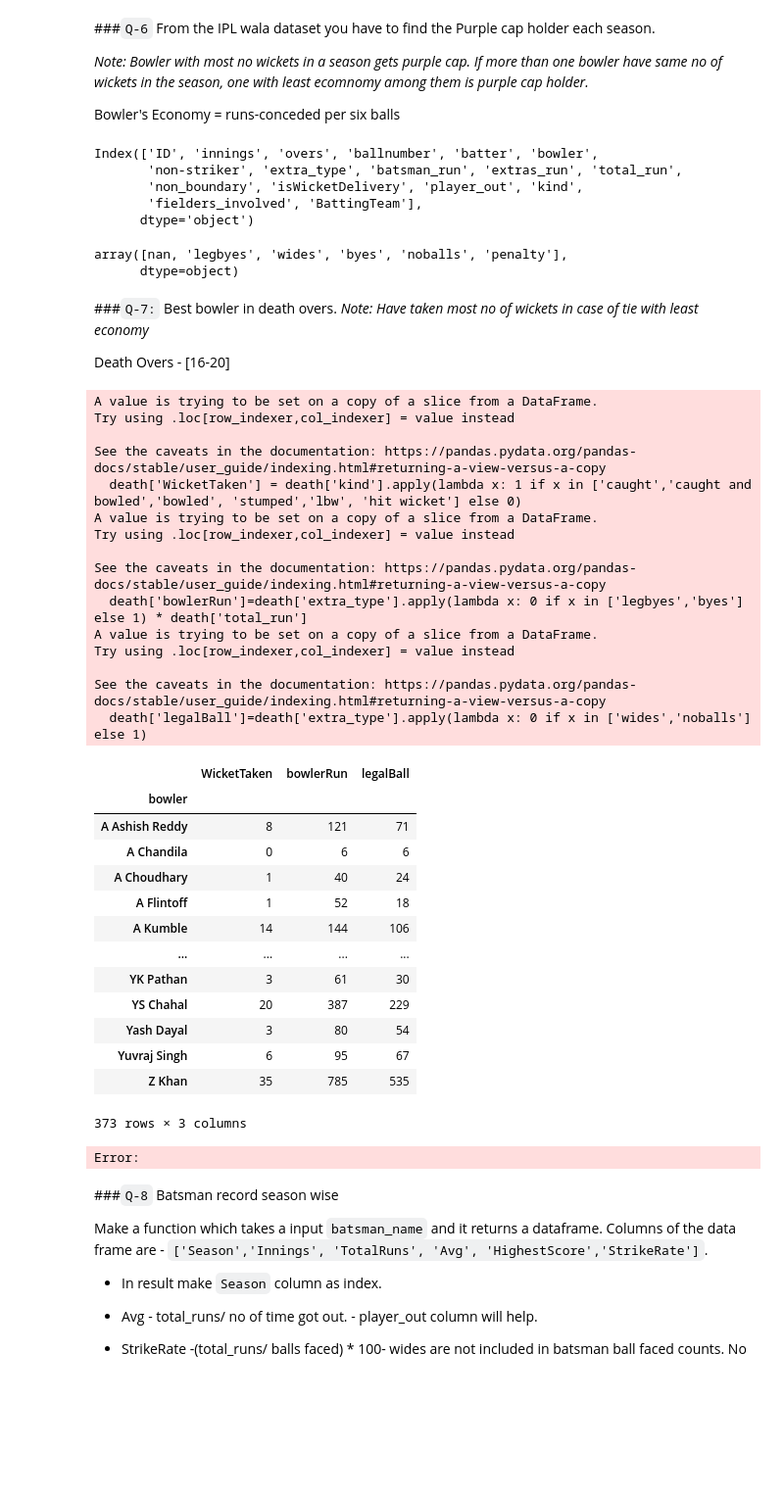
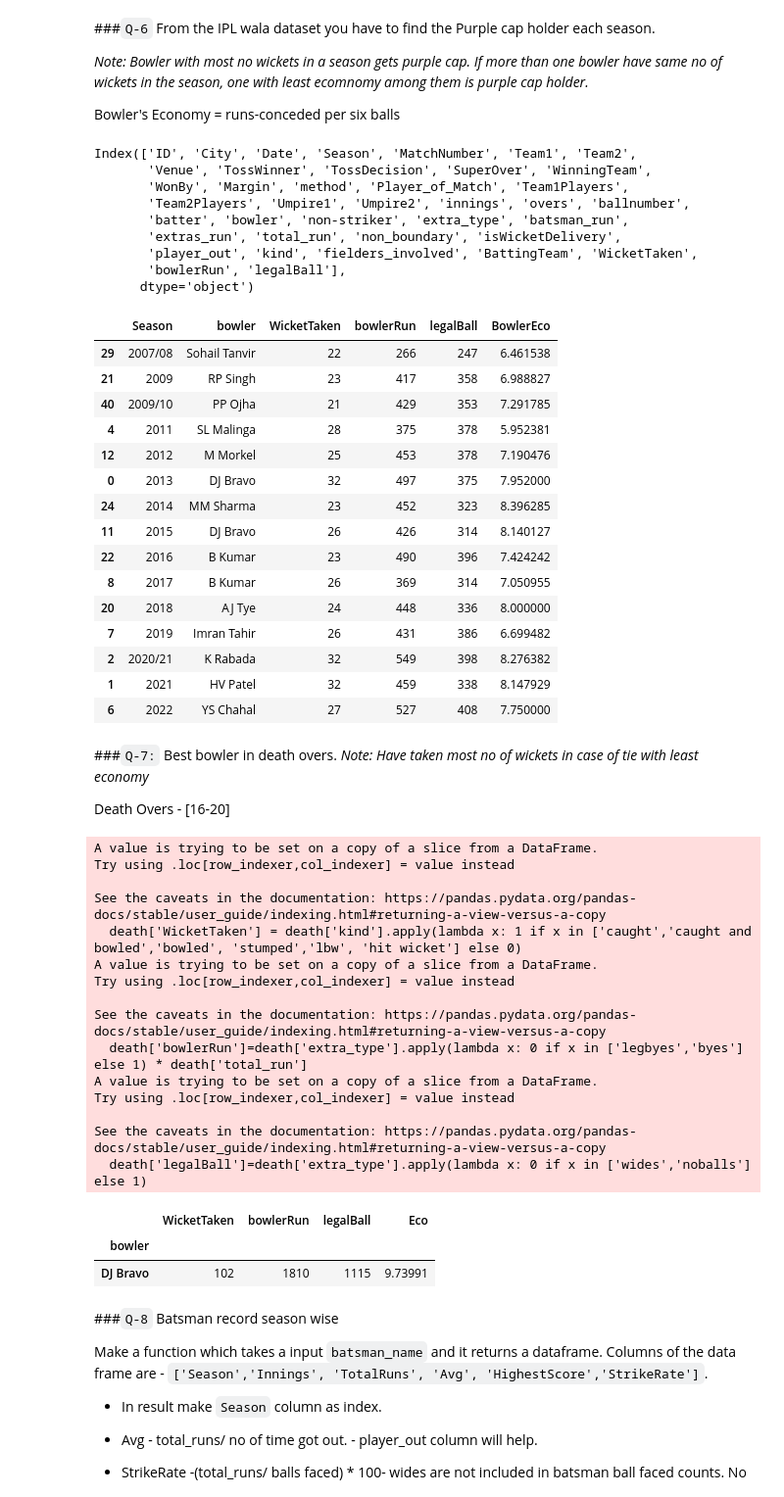
Before and after one commit to pranavverma26/PythonCode, a Jupyter notebook: PractiseQuestion/95. Task 20 FREE.ipynb, the cells around one changed output. Shown at 98% size. Drawn from its saved outputs; the diff is of its cells as text; code cells hidden in the pictures; blank space fills up the shorter version.

Commit message:
Data Gathering

```diff
--- a/PractiseQuestion/95. Task 20 FREE.ipynb
+++ b/PractiseQuestion/95. Task 20 FREE.ipynb
@@ -61,21 +71,45 @@ Bowler's Economy = runs-conceded per six balls
 # code here
 delivery = pd.read_csv(r"D:\Coding Language\Python\DataSet\Task20\IPL_Ball_by_Ball_2008_2022.csv")
 matches = pd.read_csv(r"D:\Coding Language\Python\DataSet\Task20\IPL_Matches_2008_2022.csv")
-print(delivery.columns)
 delivery
 merged = matches.merge(delivery,on='ID')
 merged['WicketTaken'] = merged['kind'].apply(lambda x: 1 if x in ['caught','caught and bowled','bowled', 'stumped','lbw', 'hit wicket'] else 0)
-merged['bowlerRun']=merged['extra_type'].apply(lambda x: 0 if x in ['legbyes','byes'] else 1) * death['total_run']
+merged['bowlerRun']=merged['extra_type'].apply(lambda x: 0 if x in ['legbyes','byes'] else 1) * merged['total_run']
 merged['legalBall']=merged['extra_type'].apply(lambda x: 0 if x in ['wides','noballs'] else 1)
-merged.groupby()
+
+print(merged.columns)
+val=merged.groupby(['Season','bowler'])[['WicketTaken','bowlerRun','legalBall']].agg({'WicketTaken':'sum','bowlerRun':'sum','legalBall':'sum'})
+val['BowlerEco']=val['bowlerRun']/val['legalBall']*6
+val.sort_values(by=['WicketTaken','BowlerEco'],ascending=[False,True],inplace=True)
+val = val.reset_index()
+val.drop_duplicates(subset=['Season'],keep='first',inplace=True)
+val.sort_values(by='Season')
 # %% [output]
-Index(['ID', 'innings', 'overs', 'ballnumber', 'batter', 'bowler',
-       'non-striker', 'extra_type', 'batsman_run', 'extras_run', 'total_run',
-       'non_boundary', 'isWicketDelivery', 'player_out', 'kind',
-       'fielders_involved', 'BattingTeam'],
+Index(['ID', 'City', 'Date', 'Season', 'MatchNumber', 'Team1', 'Team2',
+       'Venue', 'TossWinner', 'TossDecision', 'SuperOver', 'WinningTeam',
+       'WonBy', 'Margin', 'method', 'Player_of_Match', 'Team1Players',
+       'Team2Players', 'Umpire1', 'Umpire2', 'innings', 'overs', 'ballnumber',
+       'batter', 'bowler', 'non-striker', 'extra_type', 'batsman_run',
+       'extras_run', 'total_run', 'non_boundary', 'isWicketDelivery',
+       'player_out', 'kind', 'fielders_involved', 'BattingTeam', 'WicketTaken',
+       'bowlerRun', 'legalBall'],
       dtype='object')
-array([nan, 'legbyes', 'wides', 'byes', 'noballs', 'penalty'],
-      dtype=object)
+|  | Season | bowler | WicketTaken | bowlerRun | legalBall | BowlerEco |
+| 29 | 2007/08 | Sohail Tanvir | 22 | 266 | 247 | 6.461538 |
+| 21 | 2009 | RP Singh | 23 | 417 | 358 | 6.988827 |
+| 40 | 2009/10 | PP Ojha | 21 | 429 | 353 | 7.291785 |
+| 4 | 2011 | SL Malinga | 28 | 375 | 378 | 5.952381 |
+| 12 | 2012 | M Morkel | 25 | 453 | 378 | 7.190476 |
+| 0 | 2013 | DJ Bravo | 32 | 497 | 375 | 7.952000 |
+| 24 | 2014 | MM Sharma | 23 | 452 | 323 | 8.396285 |
+| 11 | 2015 | DJ Bravo | 26 | 426 | 314 | 8.140127 |
+| 22 | 2016 | B Kumar | 23 | 490 | 396 | 7.424242 |
+| 8 | 2017 | B Kumar | 26 | 369 | 314 | 7.050955 |
+| 20 | 2018 | AJ Tye | 24 | 448 | 336 | 8.000000 |
+| 7 | 2019 | Imran Tahir | 26 | 431 | 386 | 6.699482 |
+| 2 | 2020/21 | K Rabada | 32 | 549 | 398 | 8.276382 |
+| 1 | 2021 | HV Patel | 32 | 459 | 338 | 8.147929 |
+| 6 | 2022 | YS Chahal | 27 | 527 | 408 | 7.750000 |
 # %% [markdown]
 ###`Q-7:` Best bowler in death overs.
 *Note: Have taken most no of wickets in case of tie with least economy*
@@ -84,42 +118,33 @@ Death Overs - [16-20]
 # %%
 # code here
 death = delivery[delivery['overs']>=16]
 death['WicketTaken'] = death['kind'].apply(lambda x: 1 if x in ['caught','caught and bowled','bowled', 'stumped','lbw', 'hit wicket'] else 0)
 death['bowlerRun']=death['extra_type'].apply(lambda x: 0 if x in ['legbyes','byes'] else 1) * death['total_run']
 death['legalBall']=death['extra_type'].apply(lambda x: 0 if x in ['wides','noballs'] else 1)
-# death.groupby(['ID','bowler'])
-death.groupby(['bowler'])[['WicketTaken','bowlerRun','legalBall']].sum()
+# # death.groupby(['ID','bowler'])
+data=death.groupby(['bowler'])[['WicketTaken','bowlerRun','legalBall']].sum()
+data['Eco']=data['bowlerRun']/data['legalBall']*6
+data.sort_values(by=['WicketTaken','Eco'],ascending=[False,True],inplace=True)
+data.head(1)
 # %% [output]
 A value is trying to be set on a copy of a slice from a DataFrame.
 Try using .loc[row_indexer,col_indexer] = value instead
 
 See the caveats in the documentation: https://pandas.pydata.org/pandas-docs/stable/user_guide/indexing.html#returning-a-view-versus-a-copy
   death['WicketTaken'] = death['kind'].apply(lambda x: 1 if x in ['caught','caught and bowled','bowled', 'stumped','lbw', 'hit wicket'] else 0)
 A value is trying to be set on a copy of a slice from a DataFrame.
 Try using .loc[row_indexer,col_indexer] = value instead
 
 See the caveats in the documentation: https://pandas.pydata.org/pandas-docs/stable/user_guide/indexing.html#returning-a-view-versus-a-copy
   death['bowlerRun']=death['extra_type'].apply(lambda x: 0 if x in ['legbyes','byes'] else 1) * death['total_run']
 A value is trying to be set on a copy of a slice from a DataFrame.
 Try using .loc[row_indexer,col_indexer] = value instead
 
 See the caveats in the documentation: https://pandas.pydata.org/pandas-docs/stable/user_guide/indexing.html#returning-a-view-versus-a-copy
   death['legalBall']=death['extra_type'].apply(lambda x: 0 if x in ['wides','noballs'] else 1)
-|  | WicketTaken | bowlerRun | legalBall |
-| bowler |  |  |  |
-| A Ashish Reddy | 8 | 121 | 71 |
-| A Chandila | 0 | 6 | 6 |
-| A Choudhary | 1 | 40 | 24 |
-| A Flintoff | 1 | 52 | 18 |
-| A Kumble | 14 | 144 | 106 |
-| ... | ... | ... | ... |
-| YK Pathan | 3 | 61 | 30 |
-| YS Chahal | 20 | 387 | 229 |
-| Yash Dayal | 3 | 80 | 54 |
-| Yuvraj Singh | 6 | 95 | 67 |
-| Z Khan | 35 | 785 | 535 |
+|  | WicketTaken | bowlerRun | legalBall | Eco |
+| bowler |  |  |  |  |
+| DJ Bravo | 102 | 1810 | 1115 | 9.73991 |
-373 rows × 3 columns
-Error:
 # %% [markdown]
 ###`Q-8` Batsman record season wise
 
```
Also changed, not shown: parts of 7 cells of this notebook, 23 other files.
